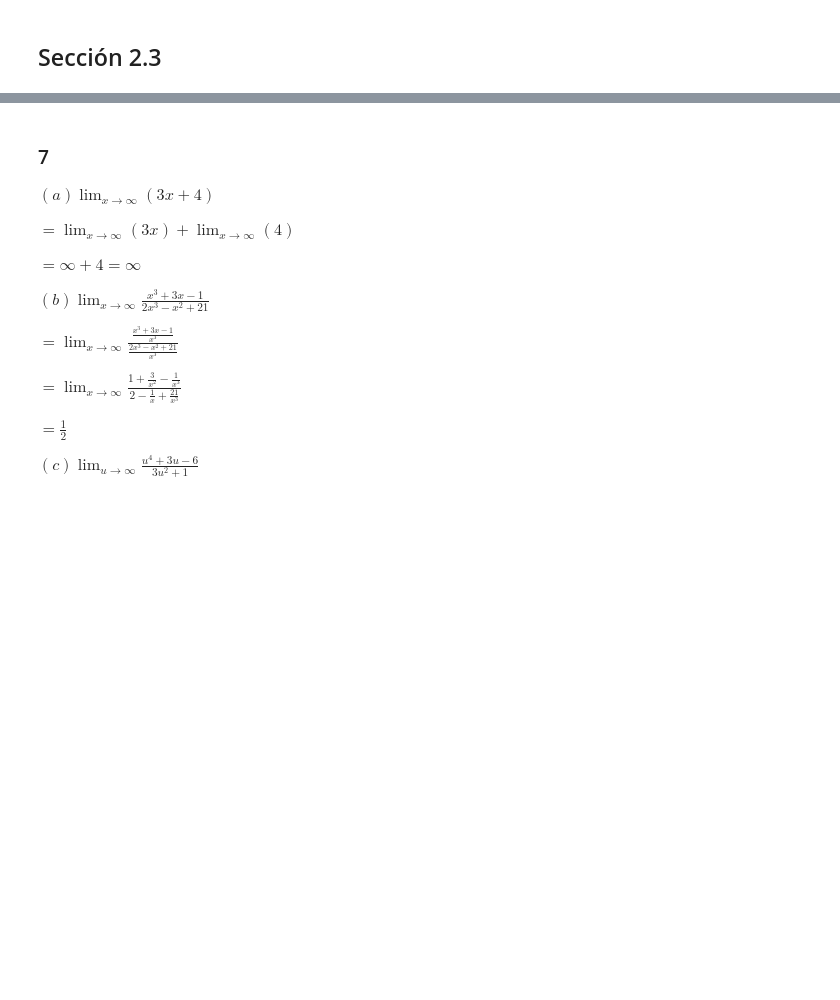
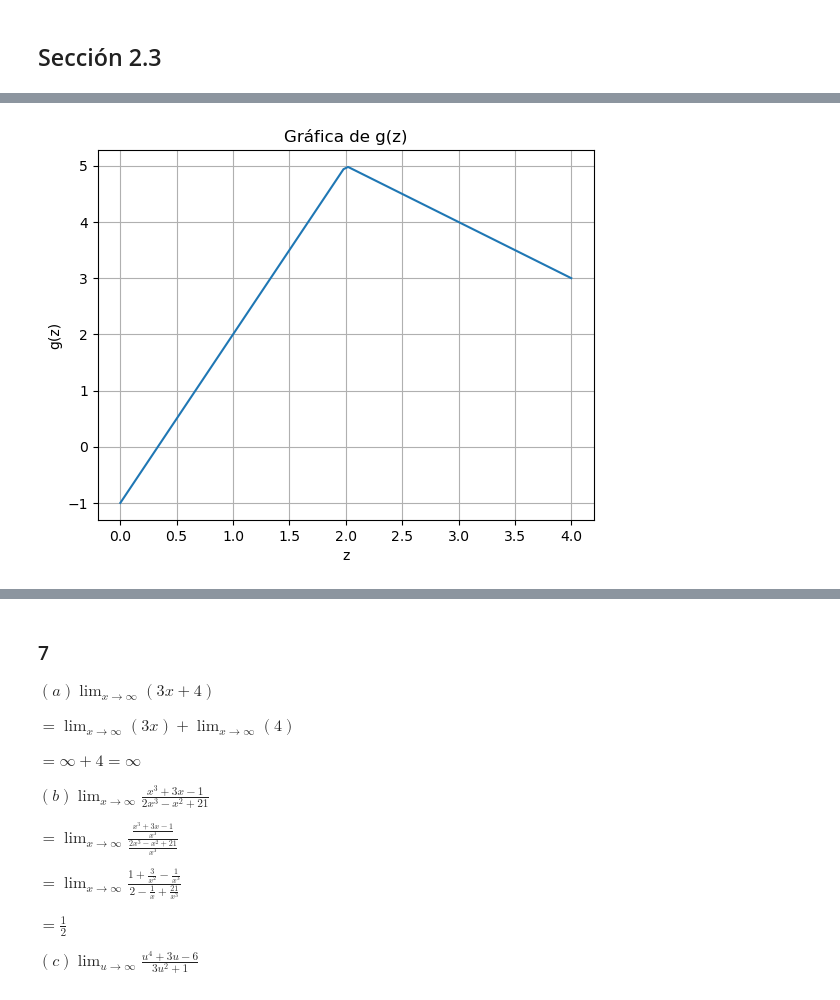
Before and after one commit to Daniel1martinez2/taller-semana-10, a Jupyter notebook: main.ipynb, the cells around one changed output, grey strips where cells are left out. Saved outputs shown, nothing was run; the diff lists cells and outputs as text; code cells hidden in the pictures; blank space fills up the shorter version.

```diff
--- a/main.ipynb
+++ b/main.ipynb
@@ -2,0 +61,21 @@
+# %%
+import numpy as np
+import matplotlib.pyplot as plt
+
+def g(z):
+    if z < 2:
+        return 3*z - 1
+    else:
+        return 7 - z
+
+x = np.linspace(0, 4, 100)
+y = [g(z) for z in x]
+
+plt.plot(x, y)
+plt.xlabel('z')
+plt.ylabel('g(z)')
+plt.title('Gráfica de g(z)')
+plt.grid(True)
+plt.show()
+# %% [output]
+[figure, added]
```
Also changed, not shown: parts of 31 cells of this notebook.
